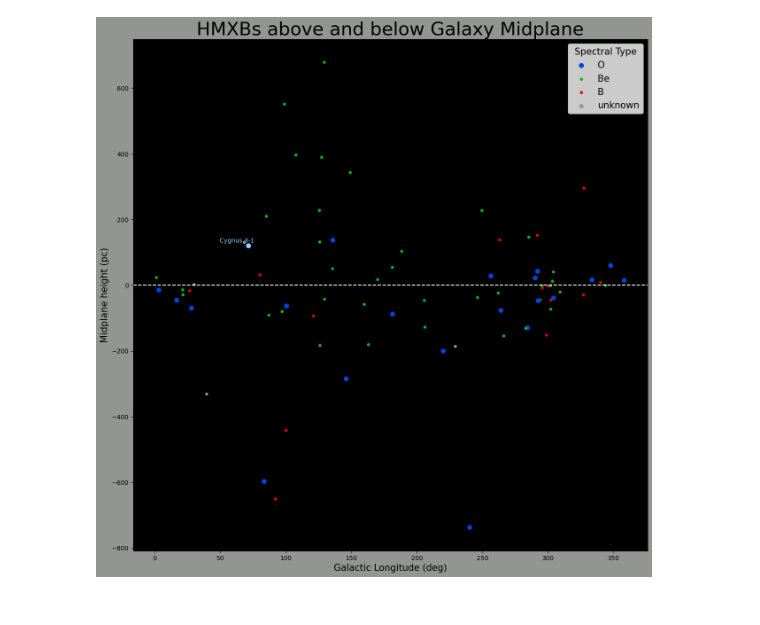
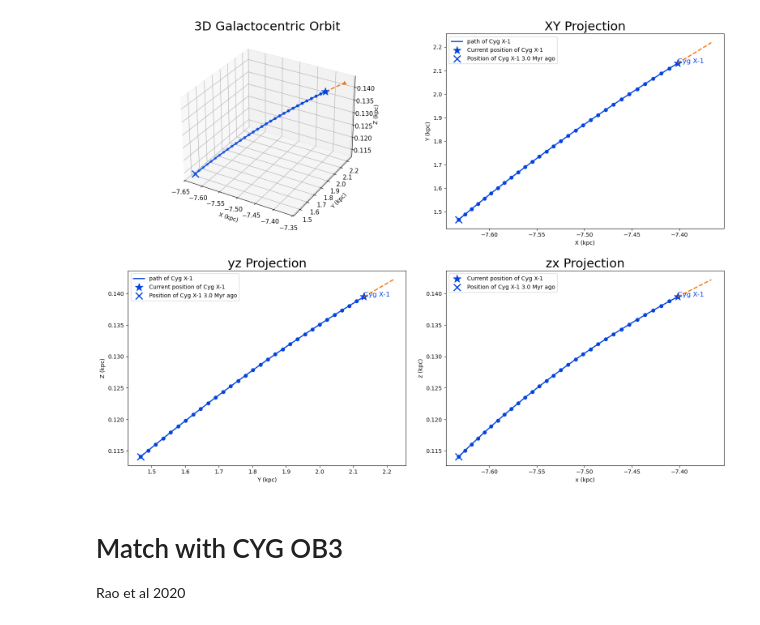
Before and after one commit to MantisShrimp2/Thesis-HMXB, a Jupyter notebook: Code/Cygnus X-1.ipynb, the cells around one changed output. Saved outputs shown, nothing was run; the diff lists cells and outputs as text; code cells hidden in the pictures.

```diff
--- a/Code/Cygnus X-1.ipynb
+++ b/Code/Cygnus X-1.ipynb
@@ -104,47 +65,8 @@ $$ a = 3.63 \cdot 10^{10} m \approx0.24 AU$$
-# %%
-def plot_height(table):
-    prlx_mask = table['parallax']/table['parallax_error'] >=5.0
-    table = table[prlx_mask]
-    dist = table['distance']
-    long = table['l']
-    lat = table['b']
-
-    height = dist*np.sin(np.radians(lat))
-
-
-    color = table['SpColor']
-    fig = plt.figure(figsize=(15,15),facecolor='xkcd:grey')
-    ax = fig.add_subplot(111)
-    #set the graph color
-    ax.set_facecolor('xkcd:black')
-    size = [50 if c =='xkcd:blue' else 16 for c in color]
-    plt.scatter(long,height*1000,c=color,s=size) # times 1000 for units parsec
-
-    #plot cygnus x-1
-    plt.scatter(cygnus['l'],cyg_z*1000,c=cyg_color,s=cyg_size)
-    #label cygnus X-1
-    plt.text(cygnus['l']-22,(cyg_z*1000)+10, s='Cygnus X-1',color='xkcd:light blue')
-
-    #for legend plotting, plot some fake points
-    plt.scatter([], [], color='xkcd:blue', label='O',s=50)
-    plt.scatter([], [], color='xkcd:green', label='Be',s=16)
-    plt.scatter([], [], color='xkcd:red', label='B',s=16)
-    plt.scatter([], [], color='xkcd:grey', label='unknown')
-
-    fontsize= 15
-    plt.legend(title='Spectral Type',loc='upper right',fontsize=fontsize,title_fontsize=fontsize,facecolor='white')
-    plt.axhline(y=0, color= 'xkcd:white',linestyle='--')
-    plt.xlabel('Galactic Longitude (deg)',fontsize=fontsize)
-    plt.ylabel('Midplane height (pc)',fontsize=fontsize)
-    plt.title("HMXBs above and below Galaxy Midplane",fontsize=2*fontsize)
-
-    #save in parent directory
-    home_files = os.path.dirname(cwd)
-    home_files = home_files + '/'
-    #optional
-    #plt.savefig(home_files+"Data Management Course/"+f"height_{today}.png",bbox_inches='tight')
-    plt.show()
-    return None
-plot_height(HMXB_table)
-# %% [output]
-[figure, removed]
+# %%
+GalacticTraceback(cygx1,int_time=-3.0).plot_in_galactocentric(cygx1,cluster=None,figname=None,savefig=False)
+# %% [output]
+[figure, added]
+# %% [markdown]
+# Match with CYG OB3
+
+Rao et al 2020
```
Also changed, not shown: parts of 27 cells of this notebook, 6 other files.
